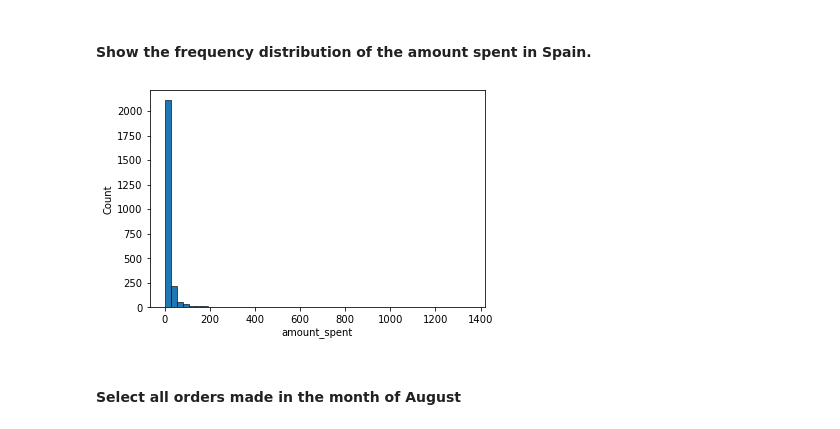
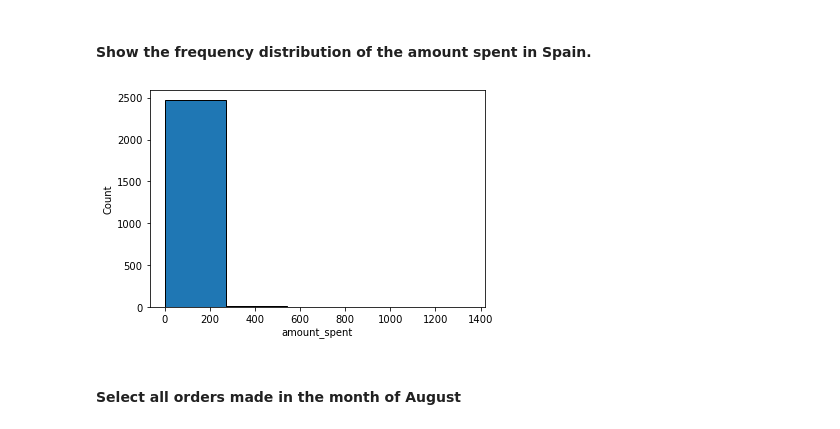
Before and after one commit to Ironhack-Part-Time-Enero2022/lab-descriptive-stats, a Jupyter notebook: your-code/main.ipynb, the cells around one changed output. Saved outputs shown, nothing was run; the diff lists cells and outputs as text; code cells hidden in the pictures.

```diff
--- a/your-code/main.ipynb
+++ b/your-code/main.ipynb
@@ -511,15 +514,15 @@ Name: InvoiceNo, dtype: int64
 # %%
 spain = orders[orders['Country'] == 'Spain']
 sns.histplot(
     data    = spain,
     x       = spain['amount_spent'],
     kde     = False,
     alpha   = 1,
-    bins    = 50,
+    bins    = 5,
 )
 plt.show()
 # %% [output]
-[figure, old version]
+[figure, new version]
 # %% [markdown]
 #### Select all orders made in the month of August
 # %%
```
Also changed, not shown: parts of 4 cells of this notebook.
